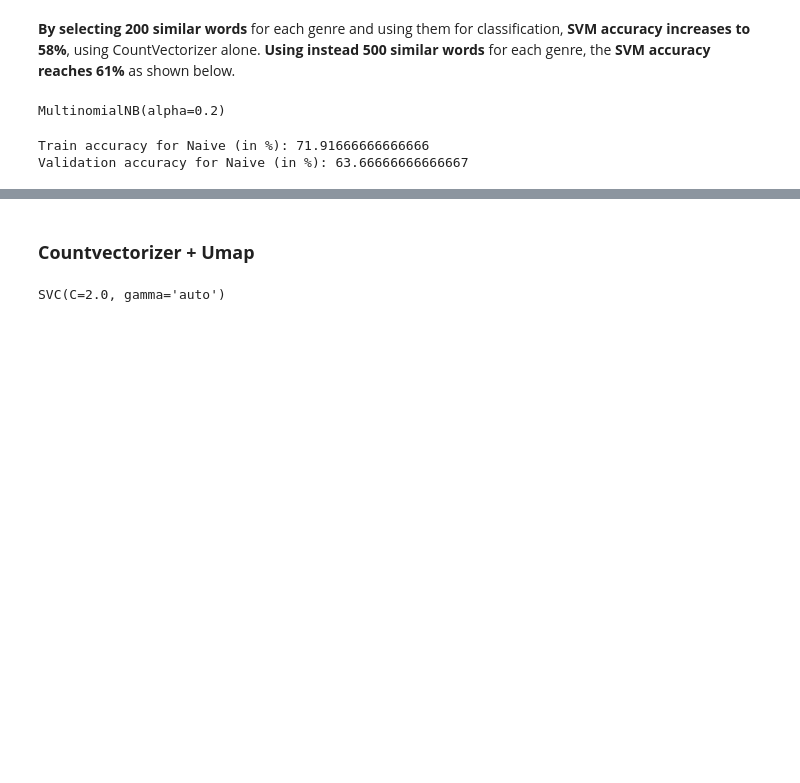
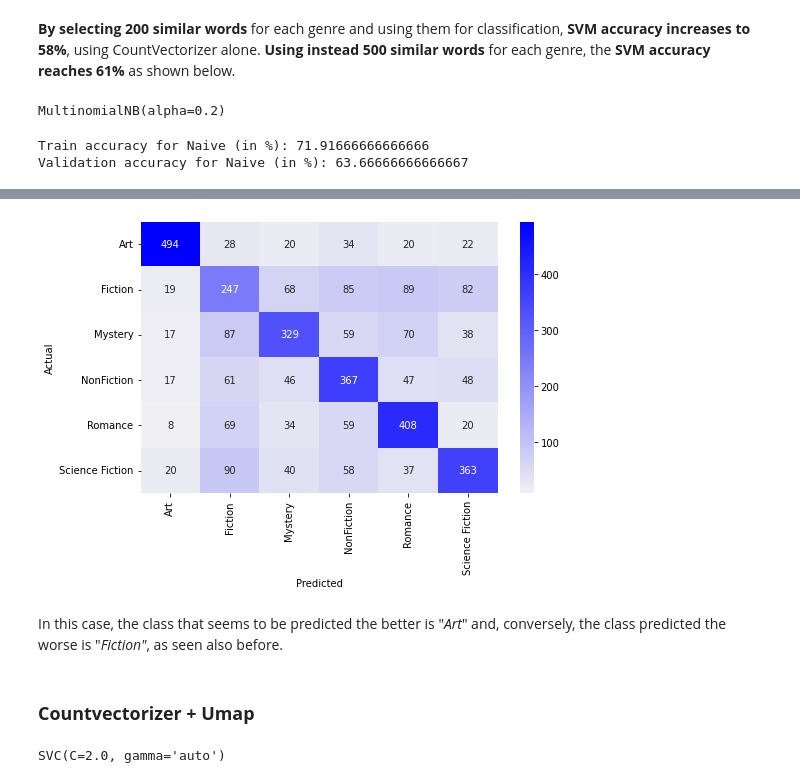
Before and after one commit to lwdovico/goodreads-book-reviews, a Jupyter notebook: Notebooks/07_LSTM_SVM_Naive_Comparisons_On_Genre.ipynb, the cells around one changed output, grey strips where cells are left out. Cells and saved outputs as stored; diff of their text form; code cells hidden in the pictures; blank space fills up the shorter version.

```diff
--- a/Notebooks/07_LSTM_SVM_Naive_Comparisons_On_Genre.ipynb
+++ b/Notebooks/07_LSTM_SVM_Naive_Comparisons_On_Genre.ipynb
@@ -1041,3 +1092,14 @@ SVM Accuracy Score ----> 60.77777777777777
+# %%
+cm = confusion_matrix(Yval, predictions_SVM)
+plt.figure(figsize=(8,5))
+sns.heatmap(cm, xticklabels=train_df['genre'].unique(), yticklabels=train_df['genre'].unique(), fmt='d', annot=True, cmap=sns.color_palette("light:b", as_cmap=True))
+plt.xlabel('Predicted')
+plt.ylabel('Actual')
+plt.show()
+# %% [output]
+[figure, added]
+# %% [markdown]
+In this case, the class that seems to be predicted the better is "*Art*" and, conversely, the class predicted the worse is "*Fiction"*, as seen also before.
 # %% [markdown]
 ### **Countvectorizer + Umap**
 # %%
```
Also changed, not shown: parts of 14 cells of this notebook, 1 other file.
